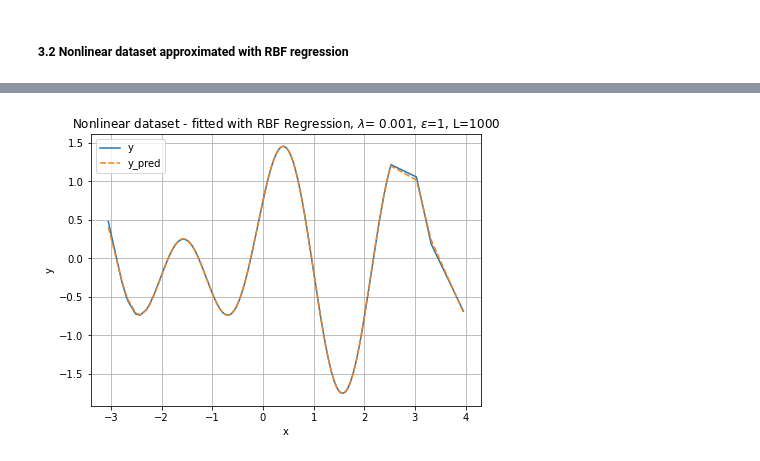
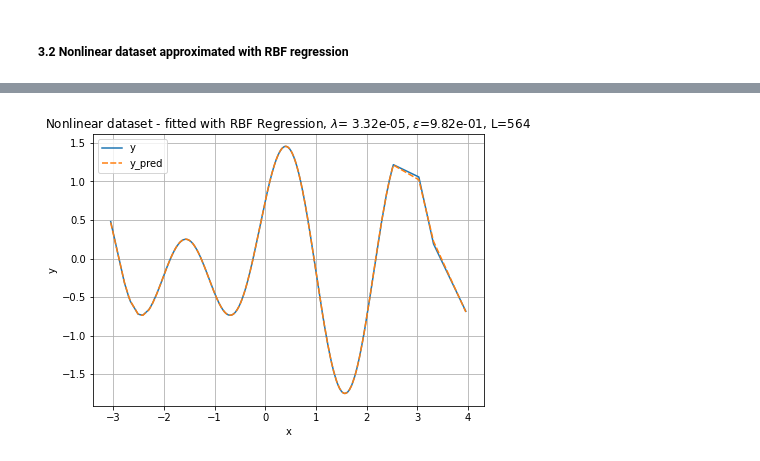
Before and after one commit to sonmikrafft-uni-MLCMS/ex5, a Jupyter notebook: task_1.ipynb, the cells around one changed output, grey strips where cells are left out. Cells and saved outputs as stored; diff of their text form; code cells hidden in the pictures.

```diff
--- a/task_1.ipynb
+++ b/task_1.ipynb
@@ -182,0 +193,4 @@ df_nonlinear_augmented
+# %%
+param_grid_rbf_regression = {"lamb": loguniform(1e-6, 1e-1), "eps": loguniform(1e-2, 1e2), "L": randint(1, 1000)}
+rbf = RBFRegression()
+best_model = get_best_model(param_grid_rbf_regression, rbf, df_nonlinear.x.values, df_nonlinear.y.values, n_iter=100)
@@ -182,0 +203,4 @@ df_nonlinear_augmented
+# %%
+y_pred = best_model.predict(df_nonlinear.x.values)
+df_nonlinear_augmented = augment_with_prediction(df_nonlinear, y_pred)
+df_nonlinear_augmented
@@ -183,9 +222,9 @@ df_nonlinear_augmented
 # %%
 fig, ax = plt.subplots(1, 1, figsize=(7, 5))
-title = r"Nonlinear dataset - fitted with RBF Regression, $\lambda$= {}, $\epsilon$={}, L={}".format(
-    lamb, rbf.eps, rbf.L
+title = r"Nonlinear dataset - fitted with RBF Regression, $\lambda$= {:.2e}, $\epsilon$={:.2e}, L={}".format(
+    best_model.lamb, best_model.eps, best_model.L
 )
 ax = plot_pandas_dataset(df_nonlinear_augmented, "x", "y", title, ax=ax)
 fig.savefig("plots/1_nonlinear_dataset_rbf_regression.pdf", bbox_inches="tight")
 # %% [output]
-[figure, old version]
+[figure, new version]
```
Also changed, not shown: parts of 14 cells of this notebook, 1 other file.
